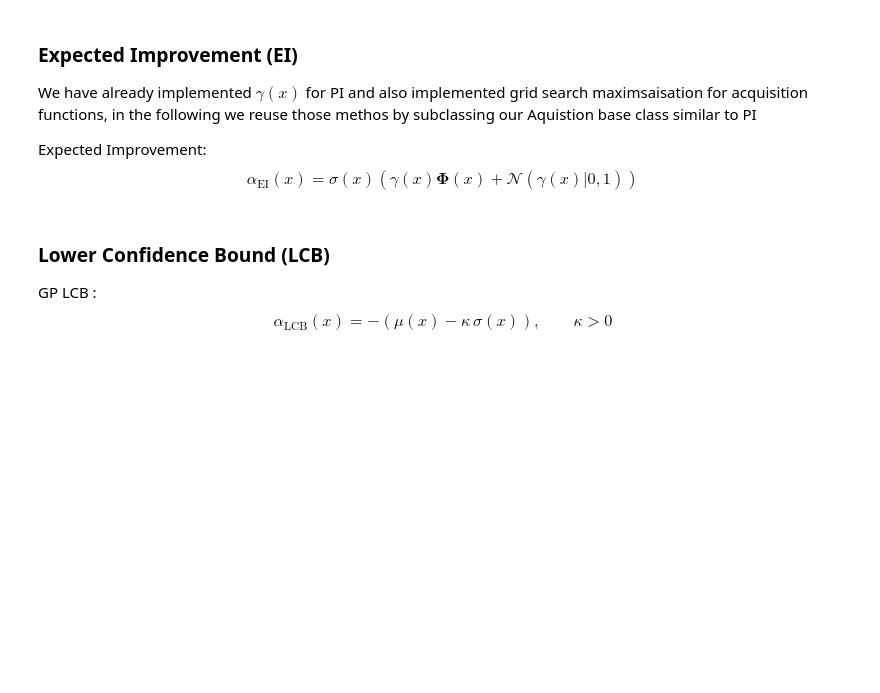
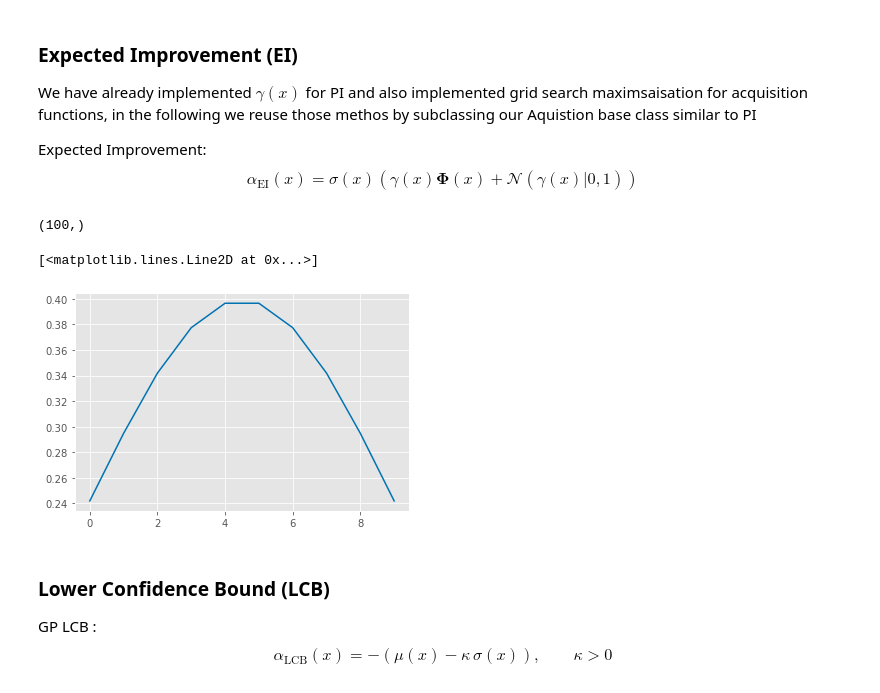
Before and after one commit to panukorn17/COMP0168-Machine-Learning-Seminar, a Jupyter notebook: bayesian-optimization-tutorial.ipynb, the cells around one changed output. Cells and saved outputs as stored; diff of their text form; code cells hidden in the pictures; blank space fills up the shorter version.

```diff
--- a/bayesian-optimization-tutorial.ipynb
+++ b/bayesian-optimization-tutorial.ipynb
@@ -456,3 +466,7 @@ Expected Improvement:
+# %%
+norm.pdf(gamma_x).shape
+# %% [output]
+(100,)
 # %%
 from scipy.stats import norm
 class ExpectedImprovement(AquisitionBase):
@@ -471,3 +487,8 @@ class ExpectedImprovement(AquisitionBase):
+# %%
+plt.plot(norm.pdf(np.linspace(-1,1,10)))
+# %% [output]
+[<matplotlib.lines.Line2D at 0x...>]
+[figure, added]
 # %% [markdown]
 ### Lower Confidence Bound (LCB)
 
```
Also changed, not shown: parts of 7 cells of this notebook.
